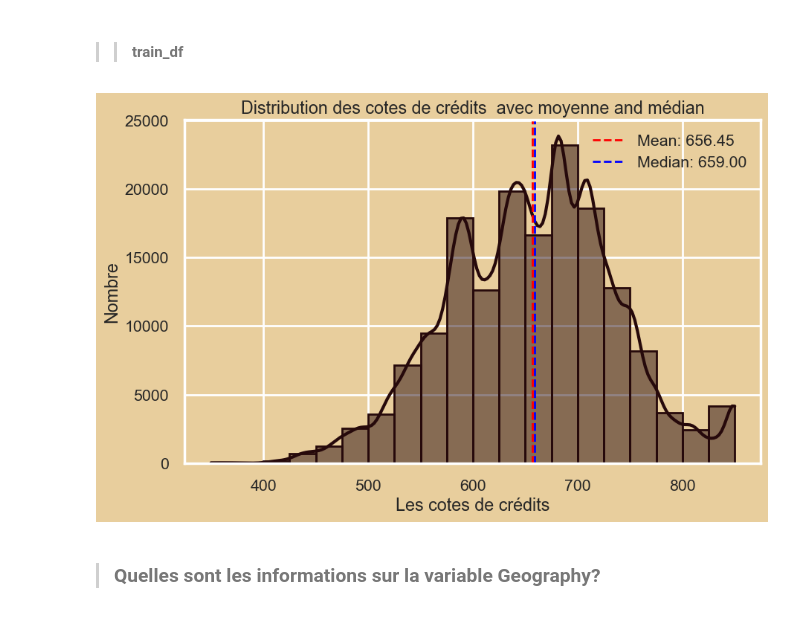
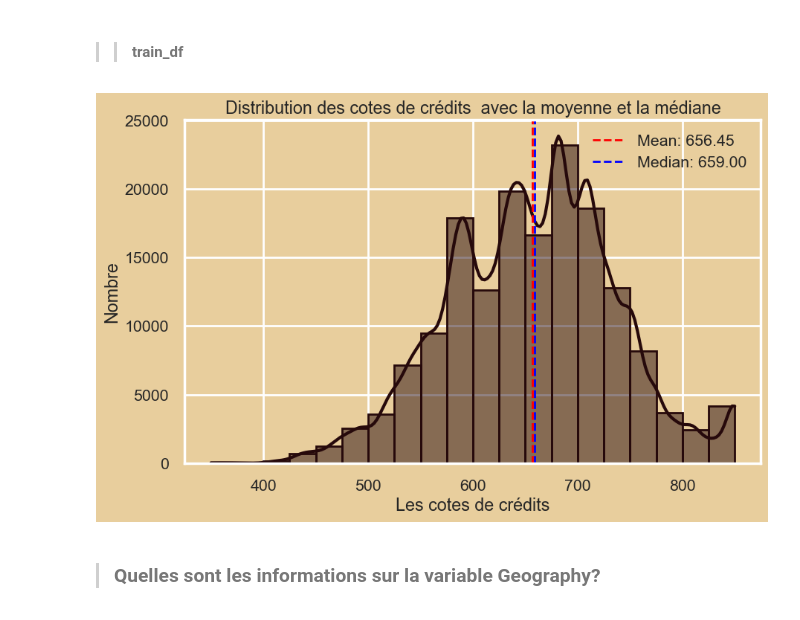
Before and after one commit to JODRAFF9/ProjetV2, a Jupyter notebook: code/churn_01_analyse.ipynb, the cells around one changed output. Cells and saved outputs as stored; diff of their text form; code cells hidden in the pictures.

```diff
--- a/code/churn_01_analyse.ipynb
+++ b/code/churn_01_analyse.ipynb
@@ -388,31 +388,31 @@ plt.show()
 # %%
 # Create a histogram for the "CreditScore" column with specified colors
 fig = plt.figure(figsize=(10, 6))
 
 histplot = sns.histplot(data=train_df, x="CreditScore", bins=20, color='#26090b', edgecolor='#26090b', kde=True)
 
 # Set the color for the kernel density line
 histplot.get_lines()[0].set_color('#26090b')
 
 # Calculate mean and median
 mean_value = train_df["CreditScore"].mean()
 median_value = train_df["CreditScore"].median()
 
 # Add mean and median lines
 plt.axvline(mean_value, color='red', linestyle='dashed', linewidth=2, label=f'Mean: {mean_value:.2f}')
 plt.axvline(median_value, color='blue', linestyle='dashed', linewidth=2, label=f'Median: {median_value:.2f}')
 
 # Set labels and title
-plt.title("Distribution des cotes de crédits  avec moyenne et médian")
+plt.title("Distribution des cotes de crédits  avec la moyenne et la médiane")
 plt.xlabel("Les cotes de crédits")
 plt.ylabel("Nombre")
 
 # Show legend
 plt.legend()
 
 plt.show()
 # %% [output]
-[figure, old version]
+[figure, new version]
 # %% [markdown]
 > ### **Quelles sont les informations sur la variable Geography?**
 # %% [markdown]
```
Also changed, not shown: parts of 5 cells of this notebook.
